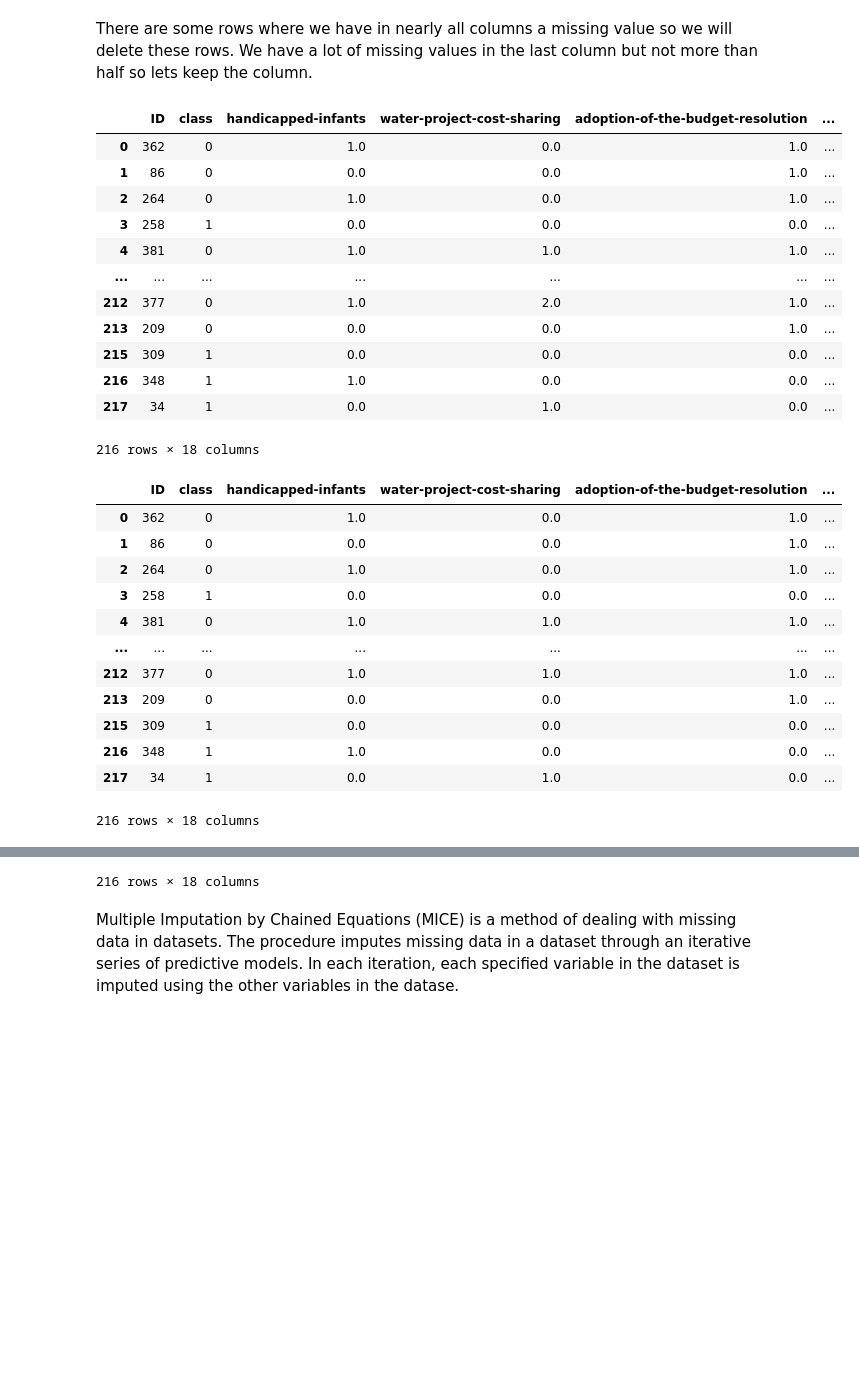
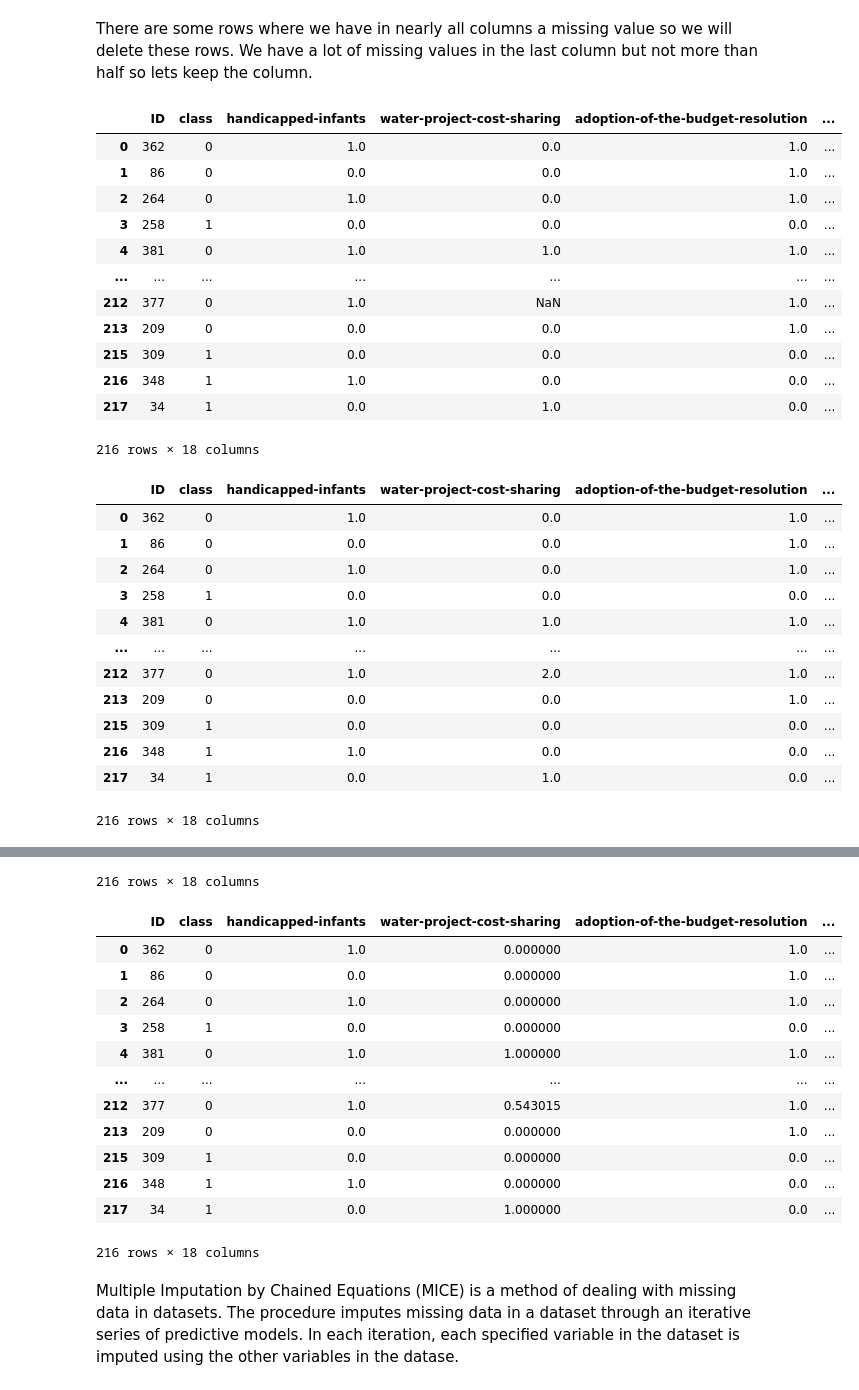
Before and after one commit to claraelisabeth/MachineLearning, a Jupyter notebook: congressional_voting.ipynb, the cells around one changed output, grey strips where cells are left out. Cells and saved outputs as stored; diff of their text form; code cells hidden in the pictures; blank space fills up the shorter version.

```diff
--- a/congressional_voting.ipynb
+++ b/congressional_voting.ipynb
@@ -273,27 +291,28 @@ df_voting = df_voting.drop(missing_values[missing_values > 10].index)
 # %%
 df_voting_keep_unknown = df_voting.replace(np.nan, 2)
 
 df_voting_impute_median = df_voting.fillna(df_voting.median())
 
 # use mice to impute missing values
 imputer = IterativeImputer(max_iter = 25)
 imputer.fit(df_voting.loc[:, df_voting.columns[2:]])
 df_imputer = imputer.transform(df_voting.loc[:, df_voting.columns[2:]])
-df_voting_impute_mice = df_voting
+df_voting_impute_mice = df_voting.copy()
 df_voting_impute_mice.loc[:, df_voting.columns[2:]] = df_imputer
 
+display(df_voting)
 display(df_voting_keep_unknown)
 display(df_voting_impute_median)
 display(df_voting_impute_mice)
 # %% [output]
 |  | ID | class | handicapped-infants | water-project-cost-sharing | adoption-of-the-budget-resolution | ... |
 | 0 | 362 | 0 | 1.0 | 0.0 | 1.0 | ... |
 | 1 | 86 | 0 | 0.0 | 0.0 | 1.0 | ... |
 | 2 | 264 | 0 | 1.0 | 0.0 | 1.0 | ... |
 | 3 | 258 | 1 | 0.0 | 0.0 | 0.0 | ... |
 | 4 | 381 | 0 | 1.0 | 1.0 | 1.0 | ... |
 | ... | ... | ... | ... | ... | ... | ... |
-| 212 | 377 | 0 | 1.0 | 2.0 | 1.0 | ... |
+| 212 | 377 | 0 | 1.0 | NaN | 1.0 | ... |
 | 213 | 209 | 0 | 0.0 | 0.0 | 1.0 | ... |
 | 215 | 309 | 1 | 0.0 | 0.0 | 0.0 | ... |
 | 216 | 348 | 1 | 1.0 | 0.0 | 0.0 | ... |
@@ -306,7 +325,7 @@ display(df_voting_impute_mice)
 | 3 | 258 | 1 | 0.0 | 0.0 | 0.0 | ... |
 | 4 | 381 | 0 | 1.0 | 1.0 | 1.0 | ... |
 | ... | ... | ... | ... | ... | ... | ... |
-| 212 | 377 | 0 | 1.0 | 1.0 | 1.0 | ... |
+| 212 | 377 | 0 | 1.0 | 2.0 | 1.0 | ... |
 | 213 | 209 | 0 | 0.0 | 0.0 | 1.0 | ... |
 | 215 | 309 | 1 | 0.0 | 0.0 | 0.0 | ... |
 | 216 | 348 | 1 | 1.0 | 0.0 | 0.0 | ... |
@@ -327,4 +346,17 @@ display(df_voting_impute_mice)
 216 rows × 18 columns
+|  | ID | class | handicapped-infants | water-project-cost-sharing | adoption-of-the-budget-resolution | ... |
+| 0 | 362 | 0 | 1.0 | 0.000000 | 1.0 | ... |
+| 1 | 86 | 0 | 0.0 | 0.000000 | 1.0 | ... |
+| 2 | 264 | 0 | 1.0 | 0.000000 | 1.0 | ... |
+| 3 | 258 | 1 | 0.0 | 0.000000 | 0.0 | ... |
+| 4 | 381 | 0 | 1.0 | 1.000000 | 1.0 | ... |
+| ... | ... | ... | ... | ... | ... | ... |
+| 212 | 377 | 0 | 1.0 | 0.543015 | 1.0 | ... |
+| 213 | 209 | 0 | 0.0 | 0.000000 | 1.0 | ... |
+| 215 | 309 | 1 | 0.0 | 0.000000 | 0.0 | ... |
+| 216 | 348 | 1 | 1.0 | 0.000000 | 0.0 | ... |
+| 217 | 34 | 1 | 0.0 | 1.000000 | 0.0 | ... |
+216 rows × 18 columns
 # %% [markdown]
 Multiple Imputation by Chained Equations (MICE) is a method of dealing with missing data in datasets. The procedure imputes missing data in a dataset through an iterative series of predictive models. In each iteration, each specified variable in the dataset is imputed using the other variables in the datase.
 # %%
```
Also changed, not shown: parts of 27 cells of this notebook.
